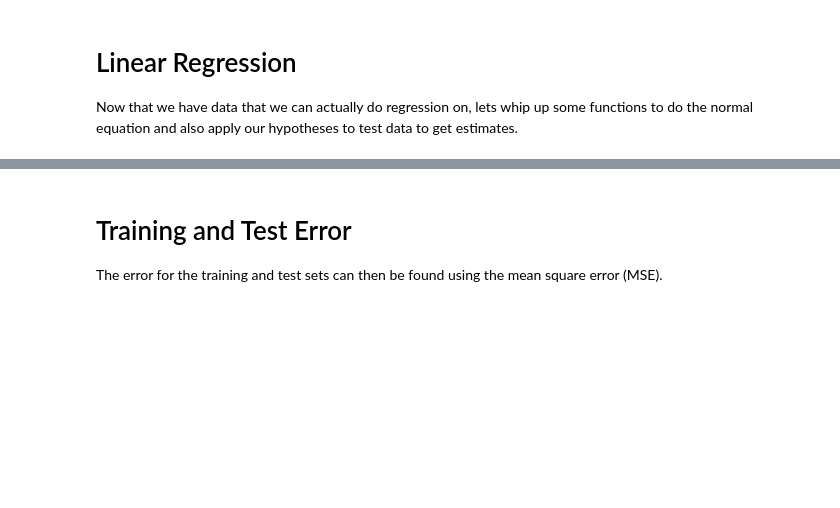
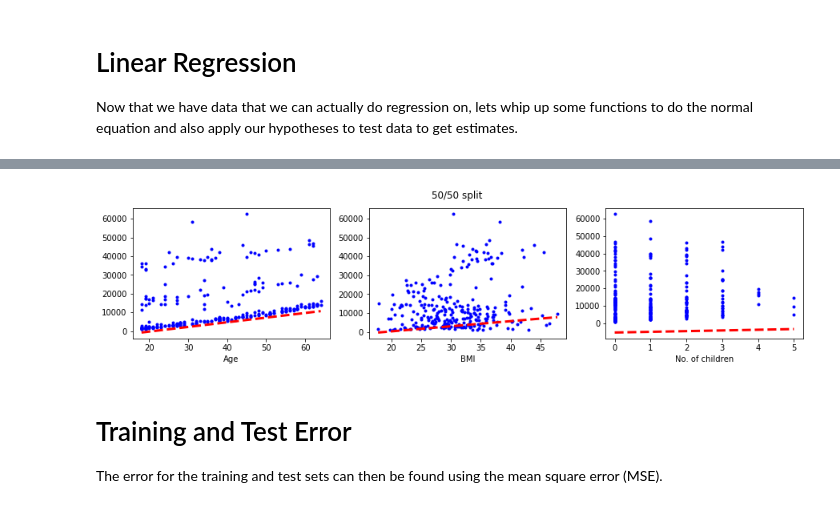
Before and after one commit to willisterh/cs6037-ml, a Jupyter notebook: as1/as1_q3.ipynb, the cells around one changed output, grey strips where cells are left out. Drawn from its saved outputs; the diff is of its cells as text; code cells hidden in the pictures; blank space fills up the shorter version.

```diff
--- a/as1/as1_q3.ipynb
+++ b/as1/as1_q3.ipynb
@@ -251,3 +275,29 @@ plt.show()
+# %%
+# Just "productizing" the above
+def plot(hypothesis, test_features, test_output, title, labels):
+    b = float(hypothesis[0,0])
+    plt.figure(figsize=(15,3))
+
+    for i in range(1, len(hypothesis)):
+        x = test_features[:, i].flatten()
+        y = test_output.flatten()
+
+        m = float(hypothesis[i, 0])
+
+        xh = np.arange(x.min(), x.max() + 1)
+        yh = xh * m + b
+
+        plt.subplot(130 + i)
+        plt.plot(x,y,'bo', markersize=3)
+        plt.plot(xh, yh, 'r--', linewidth=3)
+        plt.xlabel(labels[i - 1])
+
+    plt.suptitle(title)
+    plt.show()
+# %%
+plot(h, test_x, test_y, "50/50 split", ["Age", "BMI", "No. of children"])
+# %% [output]
+[figure, added]
 # %% [markdown]
 # Training and Test Error
 
```
Also changed, not shown: parts of 15 cells of this notebook.
